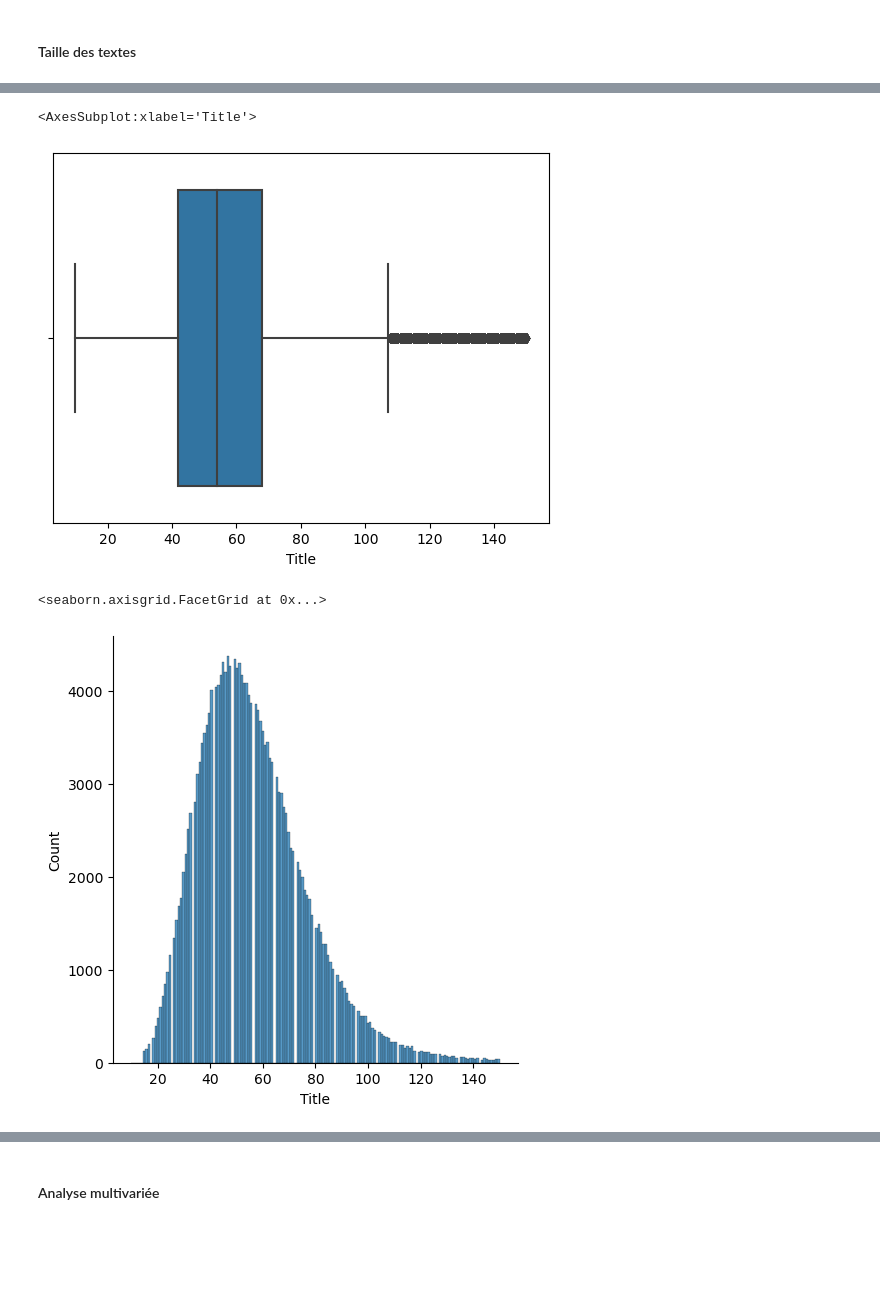
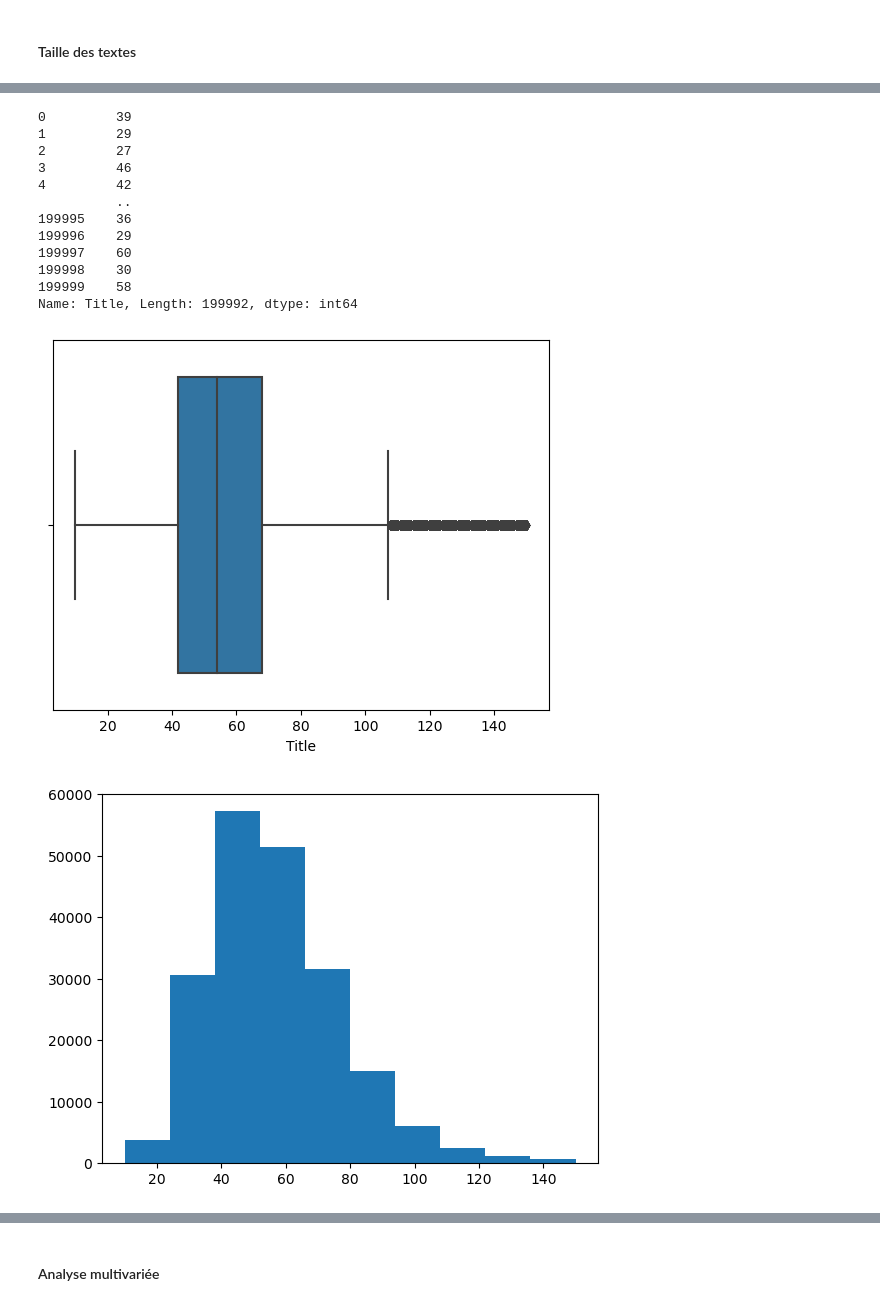
Before and after one commit to MathisKeberling/Projet_Classification_Auto_Questions-OC-, a Jupyter notebook: Exploration.ipynb, the cells around one changed output, grey strips where cells are left out. Saved outputs shown, nothing was run; the diff lists cells and outputs as text; code cells hidden in the pictures; blank space fills up the shorter version.

```diff
--- a/Exploration.ipynb
+++ b/Exploration.ipynb
@@ -344,0 +354,3 @@ data.Body[1]
+# %%
+# Supprimer le code dans le body, flags prend en compte egalement les sauts de ligne
+data['Body'] = data['Body'].apply(lambda x: re.sub('<code>.*?</code>', '', x, flags=re.DOTALL))
@@ -406,4 +410,0 @@ On travaille sur de l'apprentissage supervisé dans un premier temps donc on ne
-# %%
-cols = ['Title', 'Body']
-data = df_cleaned[cols]
-data.head()
@@ -429,14 +423,29 @@ data.describe()
+# %%
+tmp1
+# %% [output]
+0         39
+1         29
+2         27
+3         46
+4         42
+          ..
+199995    36
+199996    29
+199997    60
+199998    30
+199999    58
+Name: Title, Length: 199992, dtype: int64
 # %%
 tmp1 = data.Title.str.len()
 sns.boxplot(tmp1)
+plt.show()
 # %% [output]
-<AxesSubplot:xlabel='Title'>
 [figure]
 # %%
-sns.displot(tmp1)
+plt.hist(tmp1)
+plt.show()
 # %% [output]
-<seaborn.axisgrid.FacetGrid at 0x...>
-[figure, old version]
+[figure, new version]
 # %%
 tmp2 = data.Body.str.len()
 sns.boxplot(tmp2)
```
Also changed, not shown: parts of 245 cells of this notebook.
